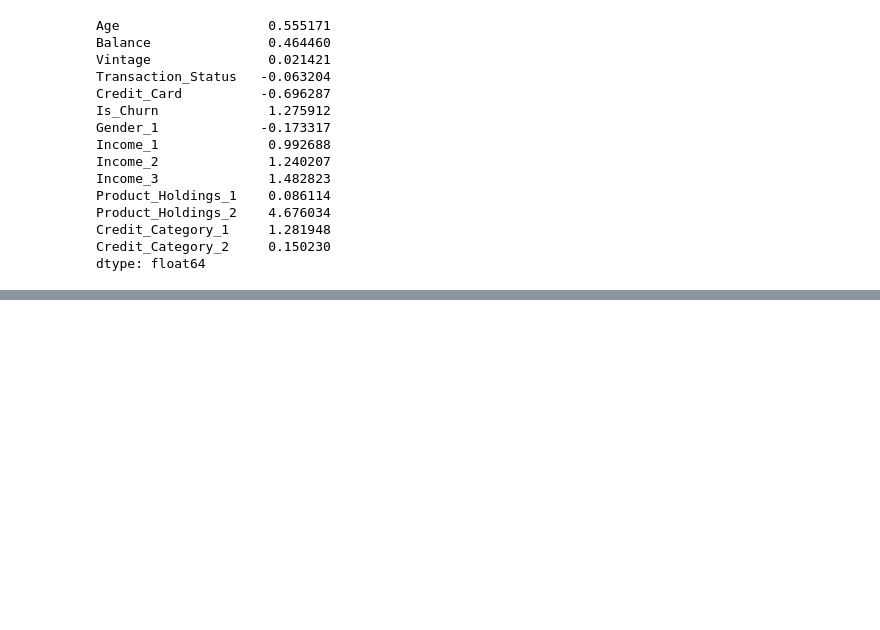
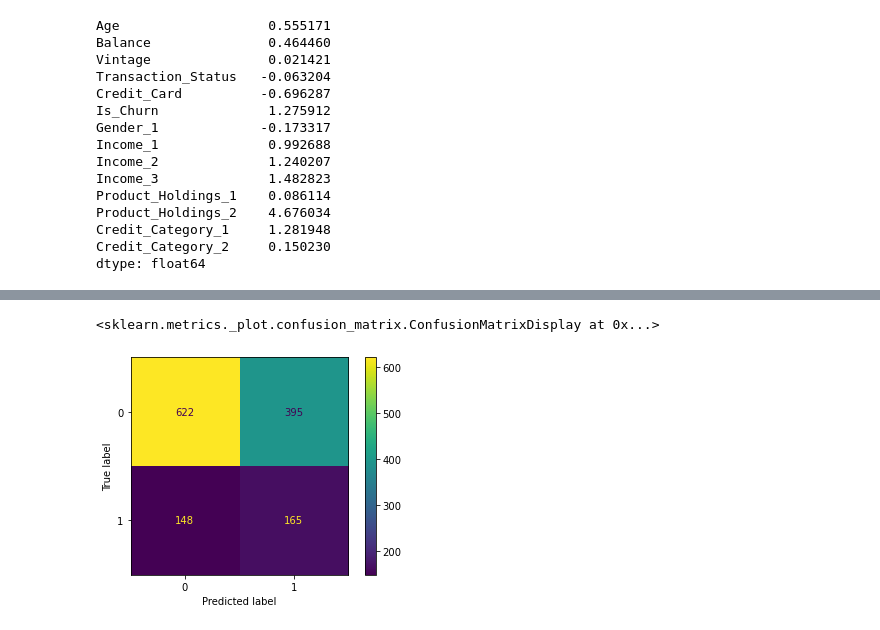
Before and after one commit to mukeshmk7/customer-churn_prediction, a Jupyter notebook: churn_prediction.ipynb, the cells around one changed output, grey strips where cells are left out. Saved outputs shown, nothing was run; the diff lists cells and outputs as text; code cells hidden in the pictures; blank space fills up the shorter version.

Commit message:
model building

```diff
--- a/churn_prediction.ipynb
+++ b/churn_prediction.ipynb
@@ -184,0 +349,4 @@ dtype: float64
+# %%
+grid_tree = GridSearchCV(tree_model, param_grid, scoring='accuracy', cv=10)
+# %%
+grid_tree.fit(X_train, y_train)
@@ -184,0 +376,2 @@ dtype: float64
+# %%
+tree_model.set_params(criterion = 'entropy', max_depth = 6, min_samples_leaf = 125, min_samples_split=100)
@@ -184,0 +381,2 @@ dtype: float64
+# %%
+tree_model.fit(X_train, y_train)
@@ -184,0 +406,5 @@ dtype: float64
+# %%
+plot_confusion_matrix(tree_model, X_test, y_test)
+# %% [output]
+<sklearn.metrics._plot.confusion_matrix.ConfusionMatrixDisplay at 0x...>
+[figure, added]
```
Also changed, not shown: parts of 78 cells of this notebook.
